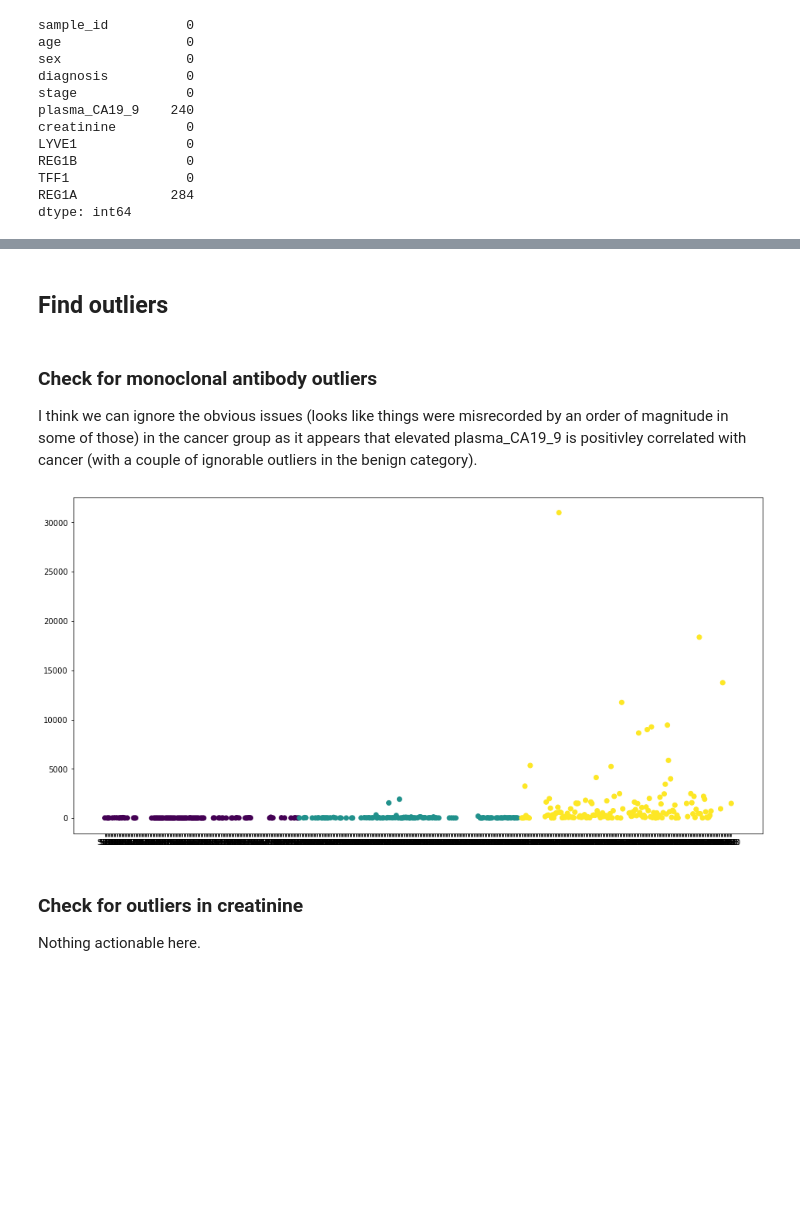
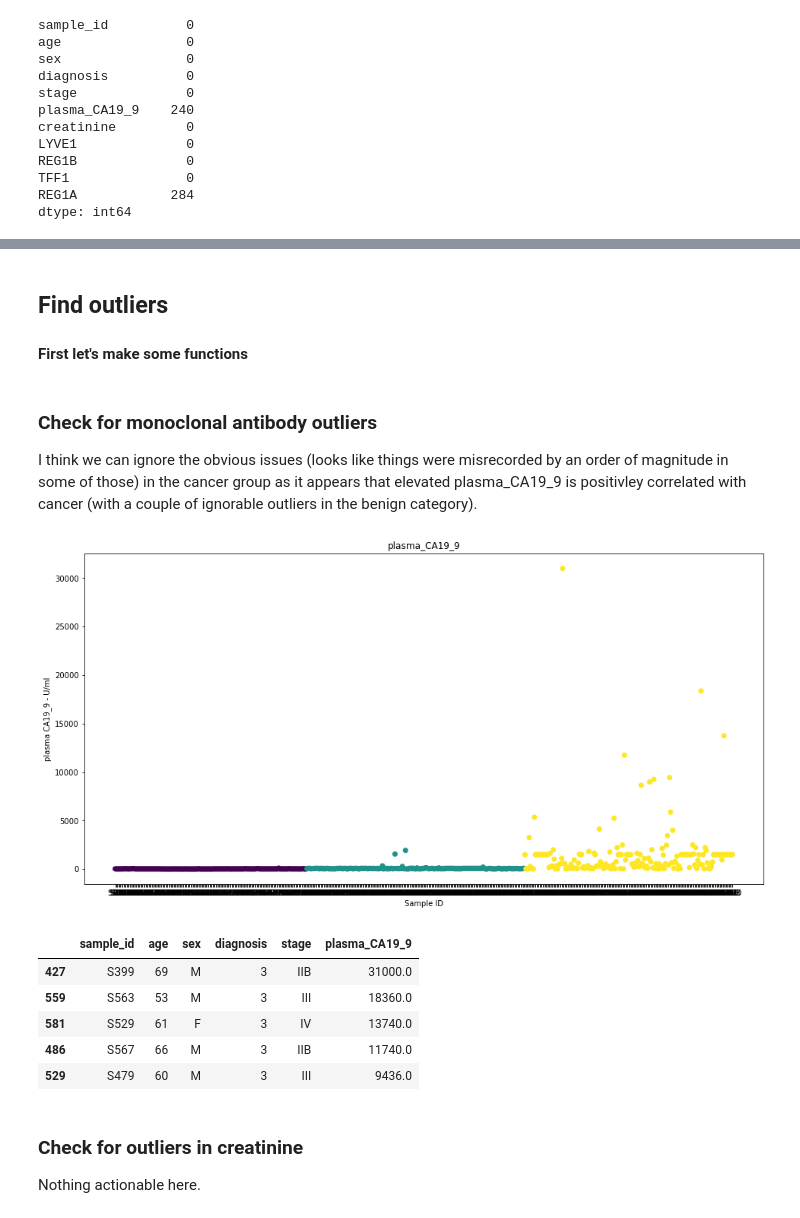
Before and after one commit to WillMc93/Kaggle-Bioassay-Datasets, a Jupyter notebook: Analysis.ipynb, the cells around one changed output, grey strips where cells are left out. Drawn from its saved outputs; the diff is of its cells as text; code cells hidden in the pictures; blank space fills up the shorter version.

```diff
--- a/Analysis.ipynb
+++ b/Analysis.ipynb
@@ -69,0 +123,10 @@ dtype: int64
+# %%
+df_imp = df_clean.copy()
+df_imp['plasma_CA19_9'] = df_imp[['diagnosis','plasma_CA19_9']].groupby('diagnosis').transform(lambda x: x.fillna(x.mean()))
+df_imp['REG1A'] = df_imp[['diagnosis', 'REG1A']].groupby('diagnosis').transform(lambda x: x.fillna(x.mean()))
+
+# Reassign df_clean
+df_clean = df_imp
+
+# Check
+display(df_imp.isna().sum())
@@ -70,15 +162,43 @@ dtype: int64
 # %% [markdown]
 ## Find outliers
+
+#### First let's make some functions
+# %%
+# Show scatterplots
+def show_plots(column: str, ylabel: str = None):
+    fig, ax = plt.subplots(figsize=(16,8))
+    ax.scatter(df_clean['sample_id'], df_clean[column], c=df_clean['diagnosis'])
+
+    plt.title(column)
+    plt.xlabel('Sample ID')
+    if ylabel:
+        plt.ylabel(ylabel)
+
+    plt.show()
+
+# Show the top 5 values per data column
+def show_top_five(column:str, df=df_clean.copy()):
+    df = df[['sample_id', 'age', 'sex', 'diagnosis', 'stage', column]]
+    df = df.sort_values(by=column, ascending=False)
+    display(df.head())
 # %% [markdown]
 ### Check for monoclonal antibody outliers
 
 I think we can ignore the obvious issues (looks like things were misrecorded by an order of magnitude in some of those) in the cancer group as it appears that elevated plasma_CA19_9 is positivley correlated with cancer (with a couple of ignorable outliers in the benign category).
-# %%
-fig, ax = plt.subplots(figsize=(16,8))
-ax.scatter(df_clean['sample_id'], df_clean['plasma_CA19_9'], c=df_clean['diagnosis'])
-plt.show()
-# %% [output]
-[figure, removed]
+# %%
+# Show scatterplot
+show_plots('plasma_CA19_9', ylabel='plasma CA19_9 - U/ml')
+
+# Show top 5
+show_top_five('plasma_CA19_9')
+# %% [output]
+[figure, added]
+|  | sample_id | age | sex | diagnosis | stage | plasma_CA19_9 |
+| 427 | S399 | 69 | M | 3 | IIB | 31000.0 |
+| 559 | S563 | 53 | M | 3 | III | 18360.0 |
+| 581 | S529 | 61 | F | 3 | IV | 13740.0 |
+| 486 | S567 | 66 | M | 3 | IIB | 11740.0 |
+| 529 | S479 | 60 | M | 3 | III | 9436.0 |
 # %% [markdown]
 ### Check for outliers in creatinine
 
```
Also changed, not shown: parts of 25 cells of this notebook.
